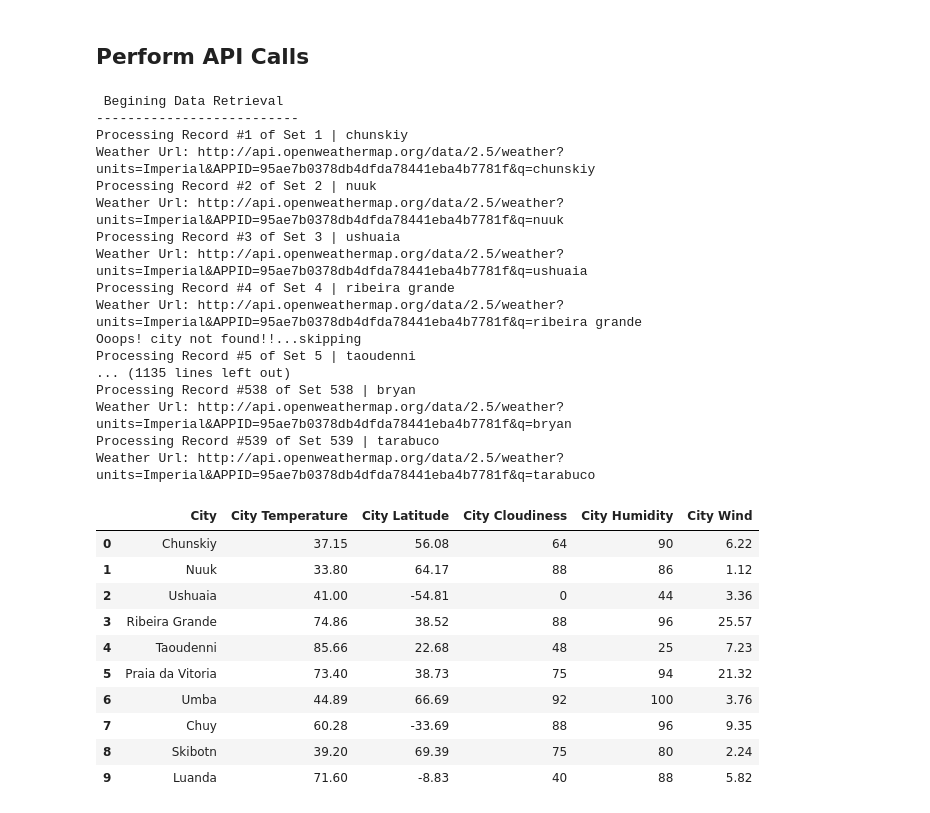
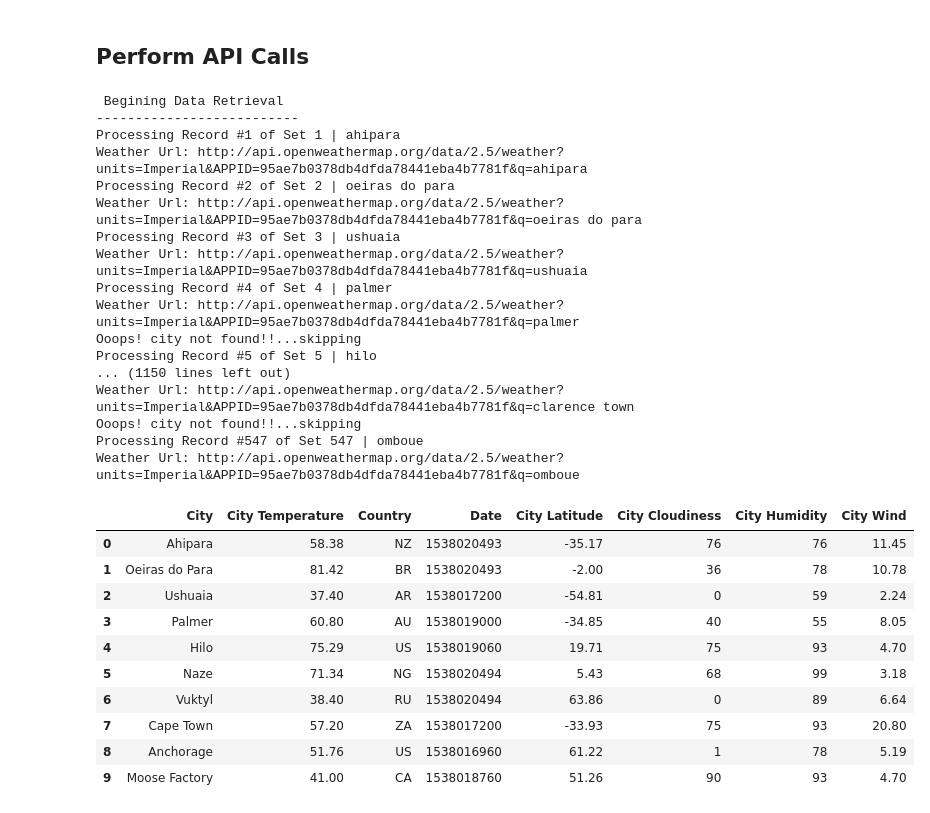
Before and after one commit to inehho/MyWeather, a Jupyter notebook: starter_code/WeatherPy.ipynb, the cells around one changed output. Cells and saved outputs as stored; diff of their text form; code cells hidden in the pictures.

```diff
--- a/starter_code/WeatherPy.ipynb
+++ b/starter_code/WeatherPy.ipynb
@@ -66,6 +75,8 @@ http://api.openweathermap.org/data/2.5/weather?units=Imperial&APPID=95ae7b0378db
 #declaring variables
 city_name=[]
 city_temp =[]
+city_country =[]
+date =[]
 city_latt =[]
 city_humidity=[]
 city_cloudiness=[]
@@ -80,6 +91,8 @@ for city in cities:
         response = requests.get(f"{url}&q={city}").json()
         city_name.append(response["name"])
         city_temp.append(response["main"]["temp"])
+        city_country.append(response["sys"]["country"])
+        date.append(response["dt"])
         city_latt.append(response["coord"]["lat"])
         city_humidity.append(response["main"]["humidity"])
         city_cloudiness.append(response["clouds"]["all"])
@@ -95,44 +108,46 @@ for city in cities:
 # %% [output]
  Begining Data Retrieval
 --------------------------
-Processing Record #1 of Set 1 | chunskiy
-Weather Url: http://api.openweathermap.org/data/2.5/weather?units=Imperial&APPID=95ae7b0378db4dfda78441eba4b7781f&q=chunskiy
-Processing Record #2 of Set 2 | nuuk
-Weather Url: http://api.openweathermap.org/data/2.5/weather?units=Imperial&APPID=95ae7b0378db4dfda78441eba4b7781f&q=nuuk
+Processing Record #1 of Set 1 | ahipara
+Weather Url: http://api.openweathermap.org/data/2.5/weather?units=Imperial&APPID=95ae7b0378db4dfda78441eba4b7781f&q=ahipara
+Processing Record #2 of Set 2 | oeiras do para
+Weather Url: http://api.openweathermap.org/data/2.5/weather?units=Imperial&APPID=95ae7b0378db4dfda78441eba4b7781f&q=oeiras do para
 Processing Record #3 of Set 3 | ushuaia
 Weather Url: http://api.openweathermap.org/data/2.5/weather?units=Imperial&APPID=95ae7b0378db4dfda78441eba4b7781f&q=ushuaia
-Processing Record #4 of Set 4 | ribeira grande
-Weather Url: http://api.openweathermap.org/data/2.5/weather?units=Imperial&APPID=95ae7b0378db4dfda78441eba4b7781f&q=ribeira grande
+Processing Record #4 of Set 4 | palmer
+Weather Url: http://api.openweathermap.org/data/2.5/weather?units=Imperial&APPID=95ae7b0378db4dfda78441eba4b7781f&q=palmer
 Ooops! city not found!!...skipping
-Processing Record #5 of Set 5 | taoudenni
-... (1135 lines left out)
-Processing Record #538 of Set 538 | bryan
-Weather Url: http://api.openweathermap.org/data/2.5/weather?units=Imperial&APPID=95ae7b0378db4dfda78441eba4b7781f&q=bryan
-Processing Record #539 of Set 539 | tarabuco
-Weather Url: http://api.openweathermap.org/data/2.5/weather?units=Imperial&APPID=95ae7b0378db4dfda78441eba4b7781f&q=tarabuco
+Processing Record #5 of Set 5 | hilo
+... (1150 lines left out)
+Weather Url: http://api.openweathermap.org/data/2.5/weather?units=Imperial&APPID=95ae7b0378db4dfda78441eba4b7781f&q=clarence town
+Ooops! city not found!!...skipping
+Processing Record #547 of Set 547 | omboue
+Weather Url: http://api.openweathermap.org/data/2.5/weather?units=Imperial&APPID=95ae7b0378db4dfda78441eba4b7781f&q=omboue
 # %%
 #creating a pandas df with the derived entities
 cities_df = pd.DataFrame({
     "City": city_name,
     "City Temperature": city_temp,
+    "Country": city_country,
+    "Date": date,
     "City Latitude": city_latt,
     "City Cloudiness":city_cloudiness,
     "City Humidity": city_humidity,
     "City Wind": wind_speed
 })
 cities_df.head(10)
 # %% [output]
-|  | City | City Temperature | City Latitude | City Cloudiness | City Humidity | City Wind |
-| 0 | Chunskiy | 37.15 | 56.08 | 64 | 90 | 6.22 |
-| 1 | Nuuk | 33.80 | 64.17 | 88 | 86 | 1.12 |
-| 2 | Ushuaia | 41.00 | -54.81 | 0 | 44 | 3.36 |
-| 3 | Ribeira Grande | 74.86 | 38.52 | 88 | 96 | 25.57 |
-| 4 | Taoudenni | 85.66 | 22.68 | 48 | 25 | 7.23 |
-| 5 | Praia da Vitoria | 73.40 | 38.73 | 75 | 94 | 21.32 |
-| 6 | Umba | 44.89 | 66.69 | 92 | 100 | 3.76 |
-| 7 | Chuy | 60.28 | -33.69 | 88 | 96 | 9.35 |
-| 8 | Skibotn | 39.20 | 69.39 | 75 | 80 | 2.24 |
-| 9 | Luanda | 71.60 | -8.83 | 40 | 88 | 5.82 |
+|  | City | City Temperature | Country | Date | City Latitude | City Cloudiness | City Humidity | City Wind |
+| 0 | Ahipara | 58.38 | NZ | 1538020493 | -35.17 | 76 | 76 | 11.45 |
+| 1 | Oeiras do Para | 81.42 | BR | 1538020493 | -2.00 | 36 | 78 | 10.78 |
+| 2 | Ushuaia | 37.40 | AR | 1538017200 | -54.81 | 0 | 59 | 2.24 |
+| 3 | Palmer | 60.80 | AU | 1538019000 | -34.85 | 40 | 55 | 8.05 |
+| 4 | Hilo | 75.29 | US | 1538019060 | 19.71 | 75 | 93 | 4.70 |
+| 5 | Naze | 71.34 | NG | 1538020494 | 5.43 | 68 | 99 | 3.18 |
+| 6 | Vuktyl | 38.40 | RU | 1538020494 | 63.86 | 0 | 89 | 6.64 |
+| 7 | Cape Town | 57.20 | ZA | 1538017200 | -33.93 | 75 | 93 | 20.80 |
+| 8 | Anchorage | 51.76 | US | 1538016960 | 61.22 | 1 | 78 | 5.19 |
+| 9 | Moose Factory | 41.00 | CA | 1538018760 | 51.26 | 90 | 93 | 4.70 |
 # %%
 
 plt.scatter(cities_df["City Latitude"],cities_df["City Temperature"], marker="o",color="skyblue",
```
Also changed, not shown: parts of 7 cells of this notebook, 5 other files.
